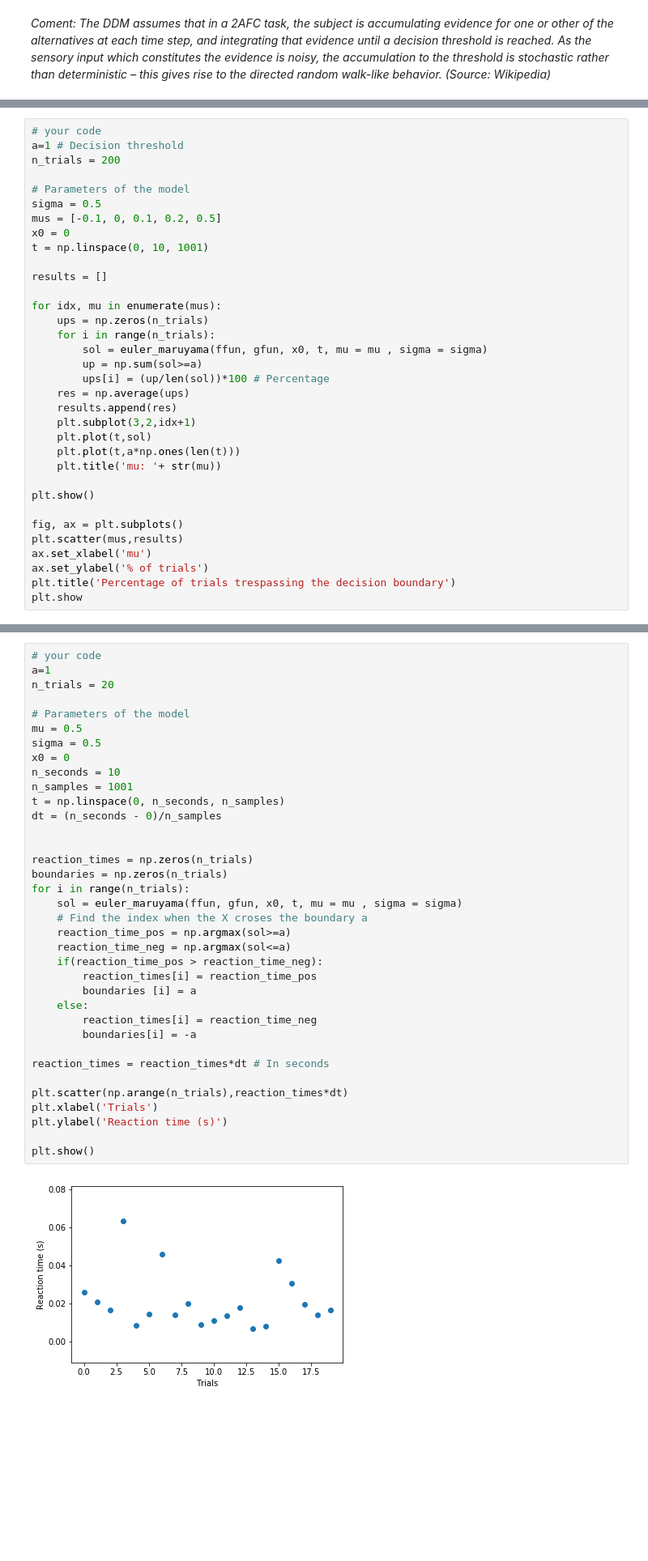
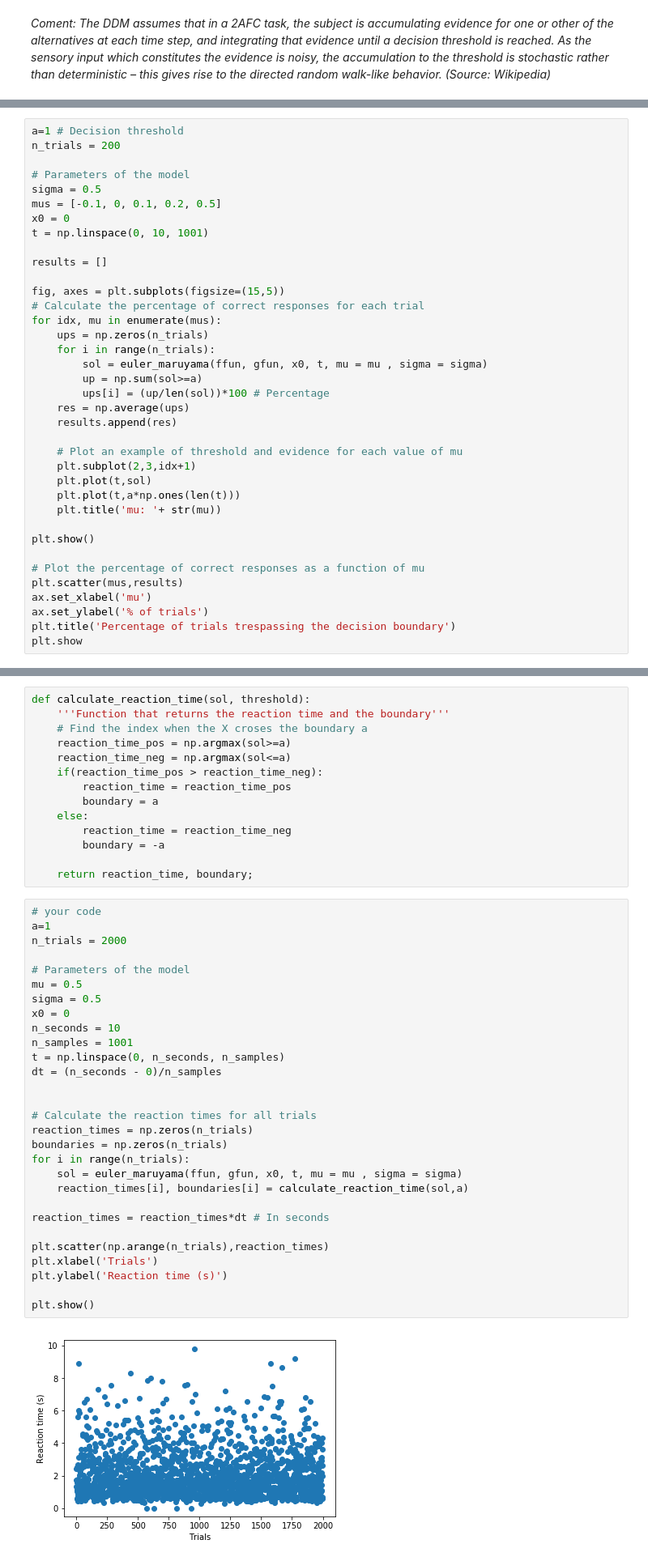
Before and after one commit to mackelab/msne-lsmlsda-2019, a Jupyter notebook: exercises/week1_decision_making/LSMLSDA_ProgrammingExerciseWeek1_DecisionMaking.ipynb, the cells around one changed output, grey strips where cells are left out. Shown at 81% size. Cells and saved outputs as stored; diff of their text form; blank space fills up the shorter version.

```diff
--- a/exercises/week1_decision_making/LSMLSDA_ProgrammingExerciseWeek1_DecisionMaking.ipynb
+++ b/exercises/week1_decision_making/LSMLSDA_ProgrammingExerciseWeek1_DecisionMaking.ipynb
@@ -110,5 +112,4 @@ Increasing the decison boundary 'a' reduces the percent of up responses. It take
 # %%
-# your code
 a=1 # Decision threshold
 n_trials = 200
 
@@ -120,6 +121,8 @@ t = np.linspace(0, 10, 1001)
 
 results = []
 
+fig, axes = plt.subplots(figsize=(15,5))
+# Calculate the percentage of correct responses for each trial
 for idx, mu in enumerate(mus):
     ups = np.zeros(n_trials)
     for i in range(n_trials):
@@ -128,14 +131,16 @@ for idx, mu in enumerate(mus):
         ups[i] = (up/len(sol))*100 # Percentage
     res = np.average(ups)
     results.append(res)
-    plt.subplot(3,2,idx+1)
+
+    # Plot an example of threshold and evidence for each value of mu
+    plt.subplot(2,3,idx+1)
     plt.plot(t,sol)
     plt.plot(t,a*np.ones(len(t)))
     plt.title('mu: '+ str(mu))
 
 plt.show()
 
-fig, ax = plt.subplots()
+# Plot the percentage of correct responses as a function of mu
 plt.scatter(mus,results)
 ax.set_xlabel('mu')
 ax.set_ylabel('% of trials')
@@ -153,44 +158,51 @@ about $70\%$ of the trials result in an ”up” response. Run 2000 trials and r
 reaction times, i.e. the moment when the decision variable X crosses one of the
 two decision thresholds at X = ±a (for a = 1), as well as the choice, i.e. which of
 the boundaries was hit.
+# %%
+def calculate_reaction_time(sol, threshold):
+    '''Function that returns the reaction time and the boundary'''
+    # Find the index when the X croses the boundary a
+    reaction_time_pos = np.argmax(sol>=a)
+    reaction_time_neg = np.argmax(sol<=a)
+    if(reaction_time_pos > reaction_time_neg):
+        reaction_time = reaction_time_pos
+        boundary = a
+    else:
+        reaction_time = reaction_time_neg
+        boundary = -a
+
+    return reaction_time, boundary;
 # %%
 # your code
 a=1
-n_trials = 20
+n_trials = 2000
 
 # Parameters of the model
 mu = 0.5
 sigma = 0.5
 x0 = 0
 n_seconds = 10
 n_samples = 1001
 t = np.linspace(0, n_seconds, n_samples)
 dt = (n_seconds - 0)/n_samples
 
 
+# Calculate the reaction times for all trials
 reaction_times = np.zeros(n_trials)
 boundaries = np.zeros(n_trials)
 for i in range(n_trials):
     sol = euler_maruyama(ffun, gfun, x0, t, mu = mu , sigma = sigma)
-    # Find the index when the X croses the boundary a
-    reaction_time_pos = np.argmax(sol>=a)
-    reaction_time_neg = np.argmax(sol<=a)
-    if(reaction_time_pos > reaction_time_neg):
-        reaction_times[i] = reaction_time_pos
-        boundaries [i] = a
-    else:
-        reaction_times[i] = reaction_time_neg
-        boundaries[i] = -a
+    reaction_times[i], boundaries[i] = calculate_reaction_time(sol,a)
 
 reaction_times = reaction_times*dt # In seconds
 
-plt.scatter(np.arange(n_trials),reaction_times*dt)
+plt.scatter(np.arange(n_trials),reaction_times)
 plt.xlabel('Trials')
 plt.ylabel('Reaction time (s)')
 
 plt.show()
 # %% [output]
-[figure, old version]
+[figure, new version]
 # %% [markdown]
 ### Part 4
 
```
Also changed, not shown: parts of 9 cells of this notebook.
